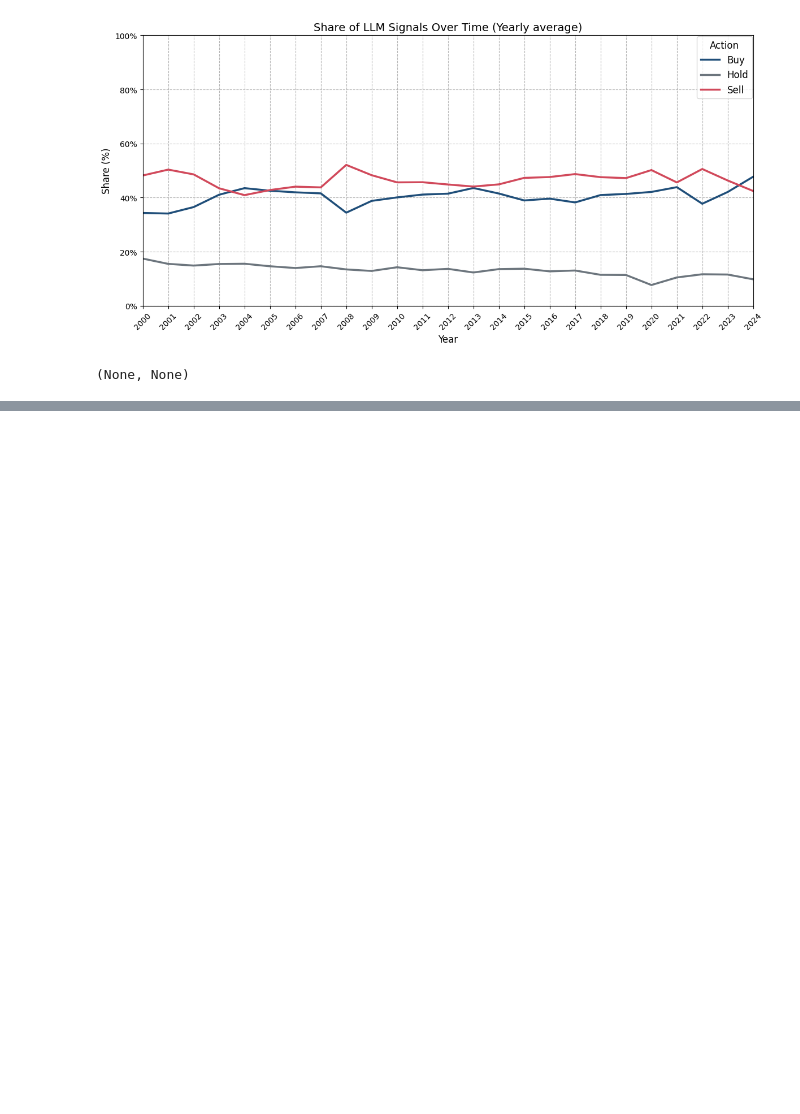
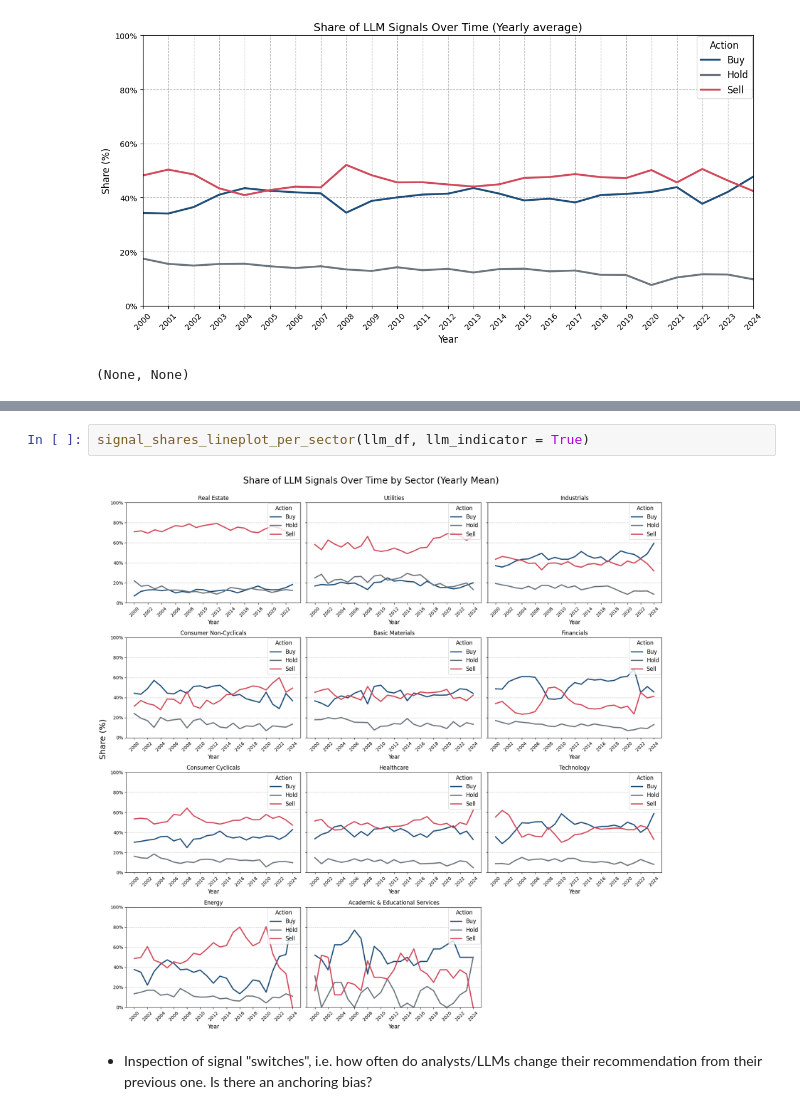
Before and after one commit to benherz/Masterarbeit, a Jupyter notebook: code/results_exploration.ipynb, the cells around one changed output, grey strips where cells are left out. Cells and saved outputs as stored; diff of their text form; blank space fills up the shorter version.

```diff
--- a/code/results_exploration.ipynb
+++ b/code/results_exploration.ipynb
@@ -66,0 +69,6 @@ plot_signal_shares_per_sector(llm_df)
+# %%
+signal_shares_lineplot_per_sector(llm_df, llm_indicator = True)
+# %% [output]
+[figure, added]
+# %% [markdown]
+- Inspection of signal "switches", i.e. how often do analysts/LLMs change their recommendation from their previous one. Is there an anchoring bias?
```
Also changed, not shown: parts of 5 cells of this notebook, 6 other files.
